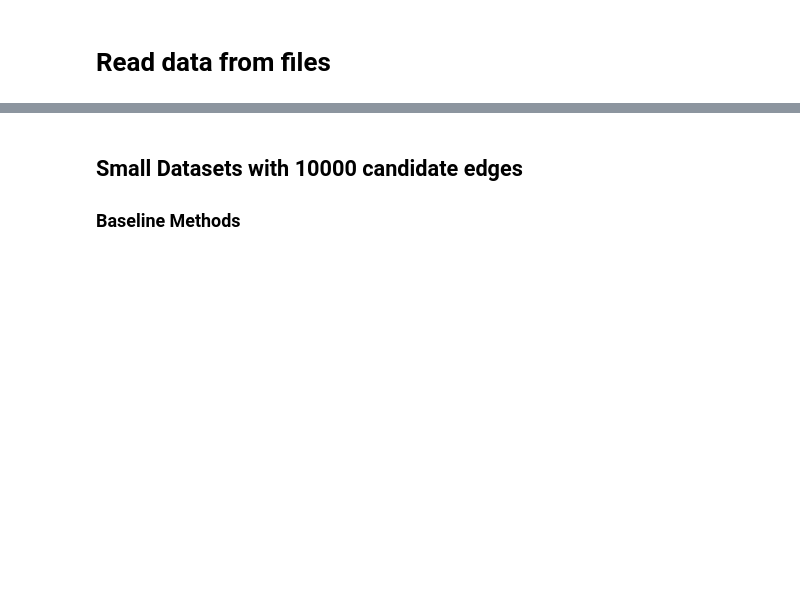
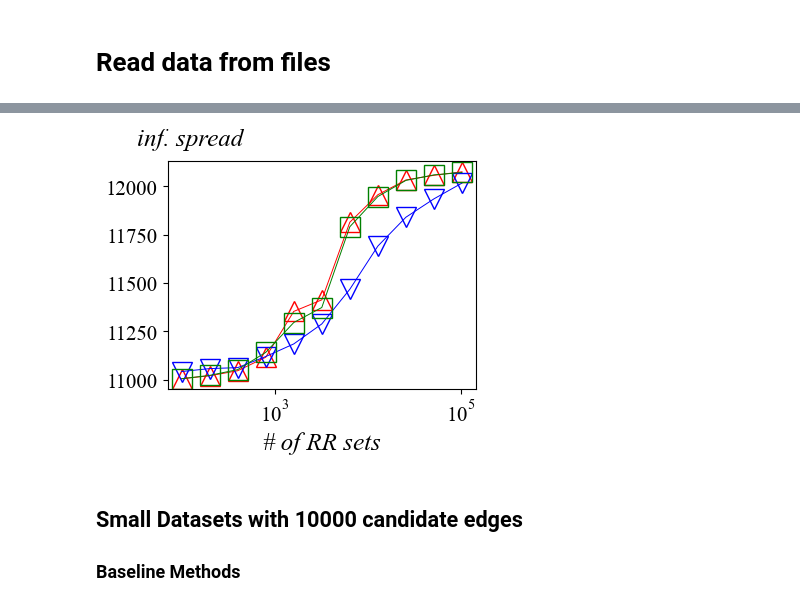
Before and after one commit to chenxlong3/AISPAC, a Jupyter notebook: data_process.ipynb, the cells around one changed output, grey strips where cells are left out. Saved outputs shown, nothing was run; the diff lists cells and outputs as text; code cells hidden in the pictures; blank space fills up the shorter version.

```diff
--- a/data_process.ipynb
+++ b/data_process.ipynb
@@ -187,8 +7,15 @@ lines[:10]
 def get_inf_from_csv(filepath):
     df = pd.read_csv(filepath)
     return float(df["expected spread"].iloc[-1])
-MC_res = []
-for i, rand_seed in enumerate([2020, 2021, 2022, 2023, 2024]):
-    folder_path = f"./data/GRQC/params/50_10000_0.500000_0.001000_{rand_seed}_RANDseed_WC/"
-    csv_filenames = [os.path.join(folder_path, f"k_inf_spread_MCGreedy_{i}.csv") for i in range(1000, 10001, 1000)]
-    MC_res.append([get_inf_from_csv(filepath) for filepath in csv_filenames])
+
+def get_inf_from_csv_one_method(dataset:str, method:str):
+    res = []
+    for i, rand_seed in enumerate(range(2021, 2026)):
+        res_for_diff_seeds = []
+        for k_edge in [5, 10, 20, 30, 40, 50]:
+            folder_path = f"./data/{dataset}/params/{k_edge}_0_0.500000_0.001000_{rand_seed}_WC/"
+            csv_filename = os.path.join(folder_path, f"k_inf_spread_{method}.csv")
+            res_for_diff_seeds.append(get_inf_from_csv(csv_filename))
+        res.append(res_for_diff_seeds)
+    res = np.mean(np.array(res), axis=0)
+    return res
@@ -475,3 +410,28 @@ def display_for_tex_all(method_inf_dict, k_list = [0, 5, 10, 20, 30, 40, 50]):
+# %%
+inf_RRsets_epin_dict = get_inf_numRRsets_of_one_dataset("Epinions", list(range(2021, 2032)), ["AISPAC", "AugIM", "AIS"], seed_mode="OUTDEG")
+inf_RRsets_epin_list = np.array(list(inf_RRsets_epin_dict.values()))
+
+# inf_RRsets_DBLP_dict = get_inf_numRRsets_of_one_dataset("DBLP", list(range(2021, 2032)), ["AISPAC", "AugIM", "AIS"], seed_mode="OUTDEG")
+# inf_RRsets_DBLP_list = np.array(list(inf_RRsets_DBLP_dict.values()))
+
+# inf_RRsets_LJ_dict = get_inf_numRRsets_of_one_dataset("LJ", list(range(2021, 2032)), ["AISPAC", "AugIM", "AIS"], seed_mode="OUTDEG")
+# inf_RRsets_LJ_list = np.array(list(inf_RRsets_LJ_dict.values()))
+# %%
+plot_lines(inf_RRsets_epin_list,
+           line_labels=["AISPAC", "AugIM", "AIS"],
+           x_axis=NUM_RR,
+           ms=MARKER_SIZE,
+           x_label="# of RR sets",
+           y_label="inf. spread",
+           tick_size=TICK_SIZE,
+           label_size=LABEL_SIZE,
+           fig_size=FIG_SIZE,
+           y_label_pos=[-0.1, 1.1],
+           x_logscale=True,
+           save_path="./figs/inf_numRR_RAND_epin.pdf"
+           )
+# %% [output]
+[figure, added]
 # %% [markdown]
 ## Small Datasets with 10000 candidate edges
 ### Baseline Methods
```
Also changed, not shown: parts of 25 cells of this notebook.
